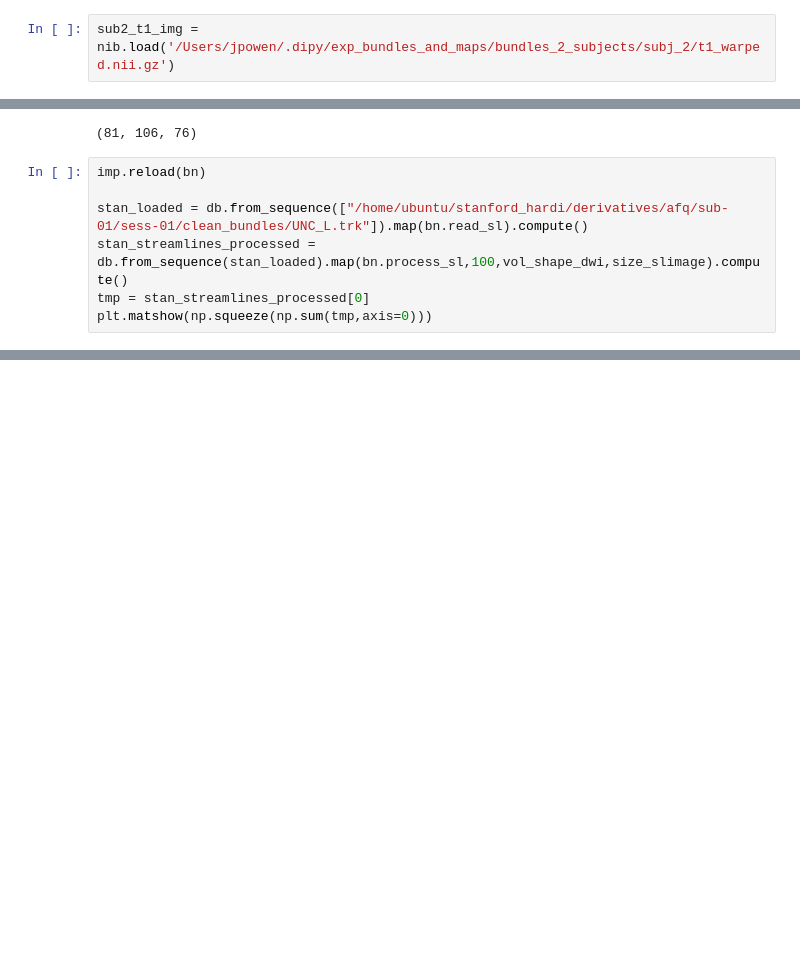
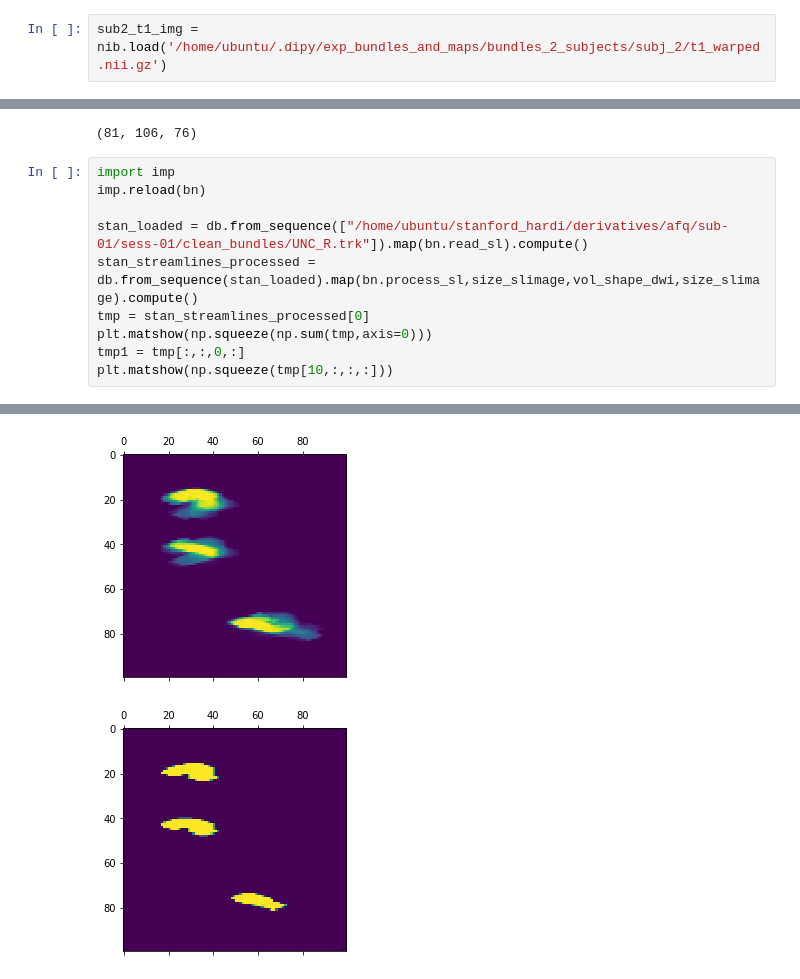
Before and after one commit to uw-biomedical-ml/bundlenet, a Jupyter notebook: dipy-subjects.ipynb, the cells around one changed output, grey strips where cells are left out. Saved outputs shown, nothing was run; the diff lists cells and outputs as text; blank space fills up the shorter version.

```diff
--- a/dipy-subjects.ipynb
+++ b/dipy-subjects.ipynb
@@ -224,5 +240,5 @@ sub2_bundle_files = glob('/Users/jpowen/.dipy/exp_bundles_and_maps/bundles_2_sub
 # %%
-sub2_t1_img = nib.load('/Users/jpowen/.dipy/exp_bundles_and_maps/bundles_2_subjects/subj_2/t1_warped.nii.gz')
+sub2_t1_img = nib.load('/home/ubuntu/.dipy/exp_bundles_and_maps/bundles_2_subjects/subj_2/t1_warped.nii.gz')
 # %%
 n_streamlines = 0
 for fname in sub2_bundle_files:
@@ -304,10 +300,13 @@ vol_shape_dwi
 # %% [output]
 (81, 106, 76)
 # %%
+import imp
 imp.reload(bn)
 
-stan_loaded = db.from_sequence(["/home/ubuntu/stanford_hardi/derivatives/afq/sub-01/sess-01/clean_bundles/UNC_L.trk"]).map(bn.read_sl).compute()
-stan_streamlines_processed = db.from_sequence(stan_loaded).map(bn.process_sl,100,vol_shape_dwi,size_slimage).compute()
+stan_loaded = db.from_sequence(["/home/ubuntu/stanford_hardi/derivatives/afq/sub-01/sess-01/clean_bundles/UNC_R.trk"]).map(bn.read_sl).compute()
+stan_streamlines_processed = db.from_sequence(stan_loaded).map(bn.process_sl,size_slimage,vol_shape_dwi,size_slimage).compute()
 tmp = stan_streamlines_processed[0]
 plt.matshow(np.squeeze(np.sum(tmp,axis=0)))
+tmp1 = tmp[:,:,0,:]
+plt.matshow(np.squeeze(tmp[10,:,:,:]))
 # %% [output]
@@ -315,3 +314,5 @@ SyntaxError: invalid syntax (<ipython-input-88-b5c67a454368>, line 6)
+[figure, added]
+[figure, added]
 # %%
 atlas_loaded = db.from_sequence([bundle_files[11]]).map(bn.read_sl).compute()
 atlas_streamlines_processed = db.from_sequence(atlas_loaded).map(bn.process_sl,100,vol_shape,size_slimage).compute()
```
Also changed, not shown: parts of 30 cells of this notebook.
